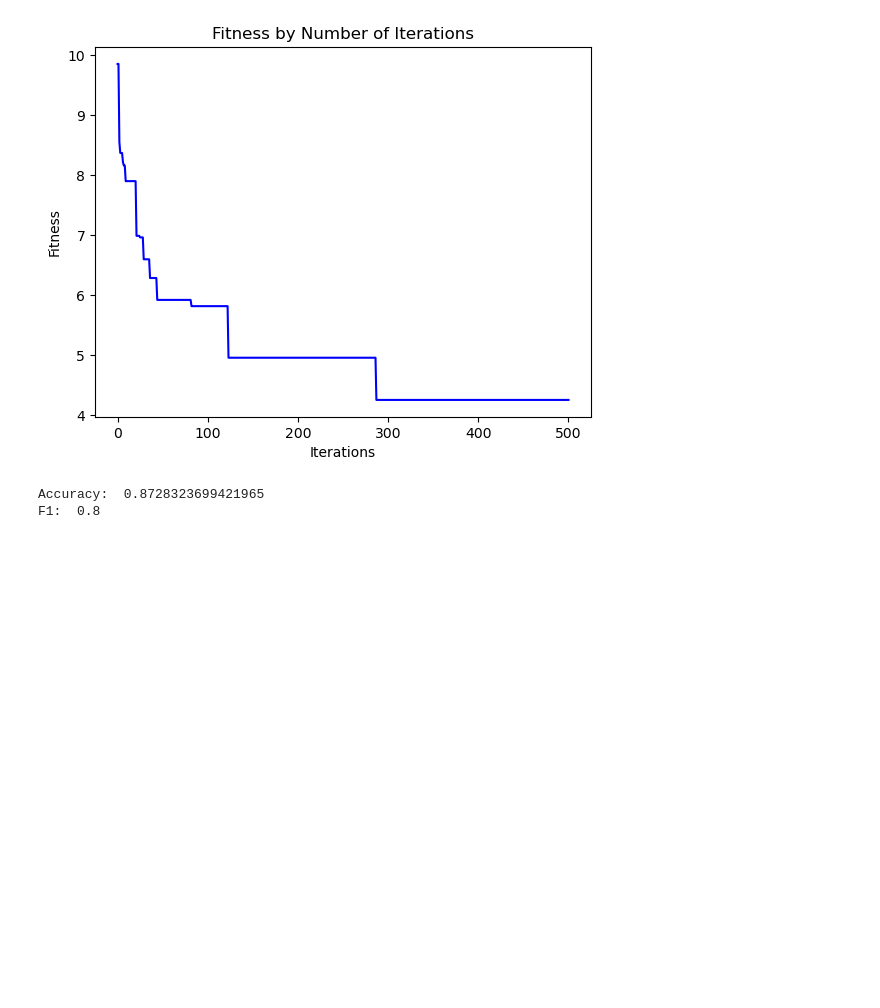
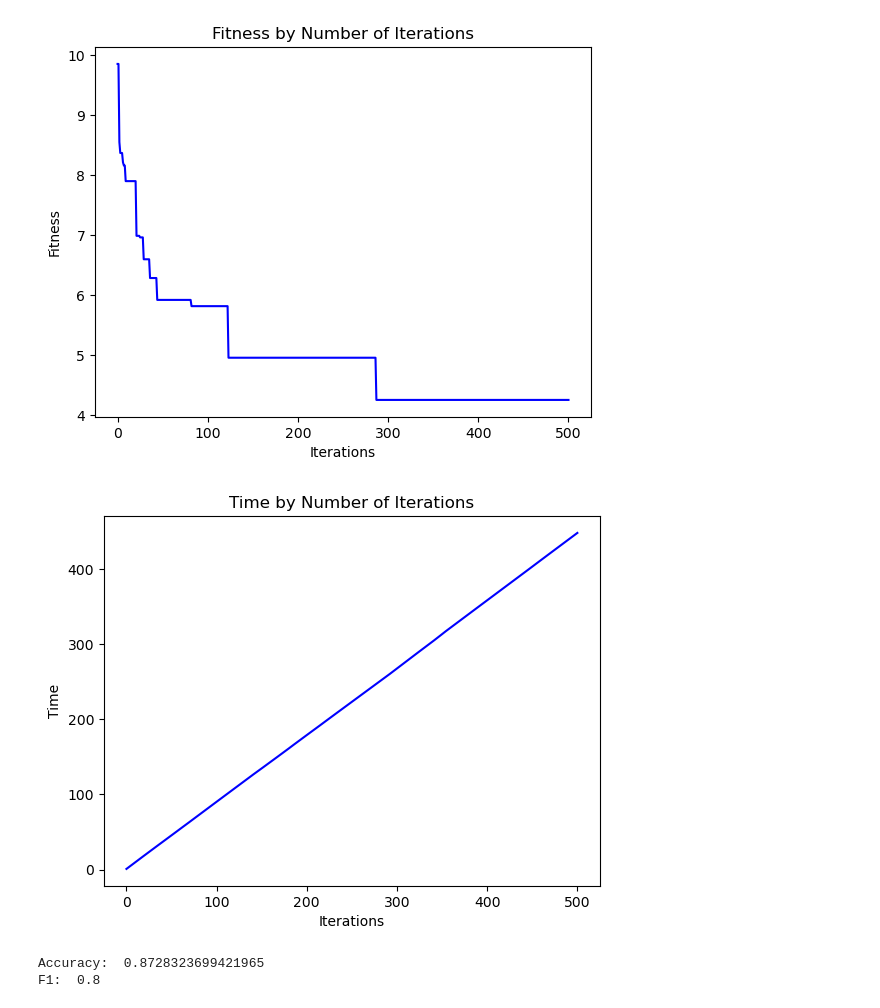
Before and after one commit to funkjo/Randomized-Optimization, a Jupyter notebook: NNOptimization.ipynb, the cells around one changed output. Cells and saved outputs as stored; diff of their text form; code cells hidden in the pictures; blank space fills up the shorter version.

```diff
--- a/NNOptimization.ipynb
+++ b/NNOptimization.ipynb
@@ -346,6 +371,17 @@ plt.title('Fitness by Number of Iterations')
 plt.show()
 # %% [output]
 [figure]
+# %%
+fig, ax = plt.subplots()
+ax.plot(curves_ga['Iteration'], curves_ga['Time'],
+    label = "Time", color = 'blue')
+
+plt.xlabel('Iterations')
+plt.ylabel('Time')
+plt.title('Time by Number of Iterations')
+plt.show()
+# %% [output]
+[figure, added]
 # %%
 y_pred_ga = grid_search_cv_ga.predict(X_test)
 acc_ga, f1_ga = model_evaluation(y_test, y_pred_ga)
```
Also changed, not shown: parts of 3 cells of this notebook.
